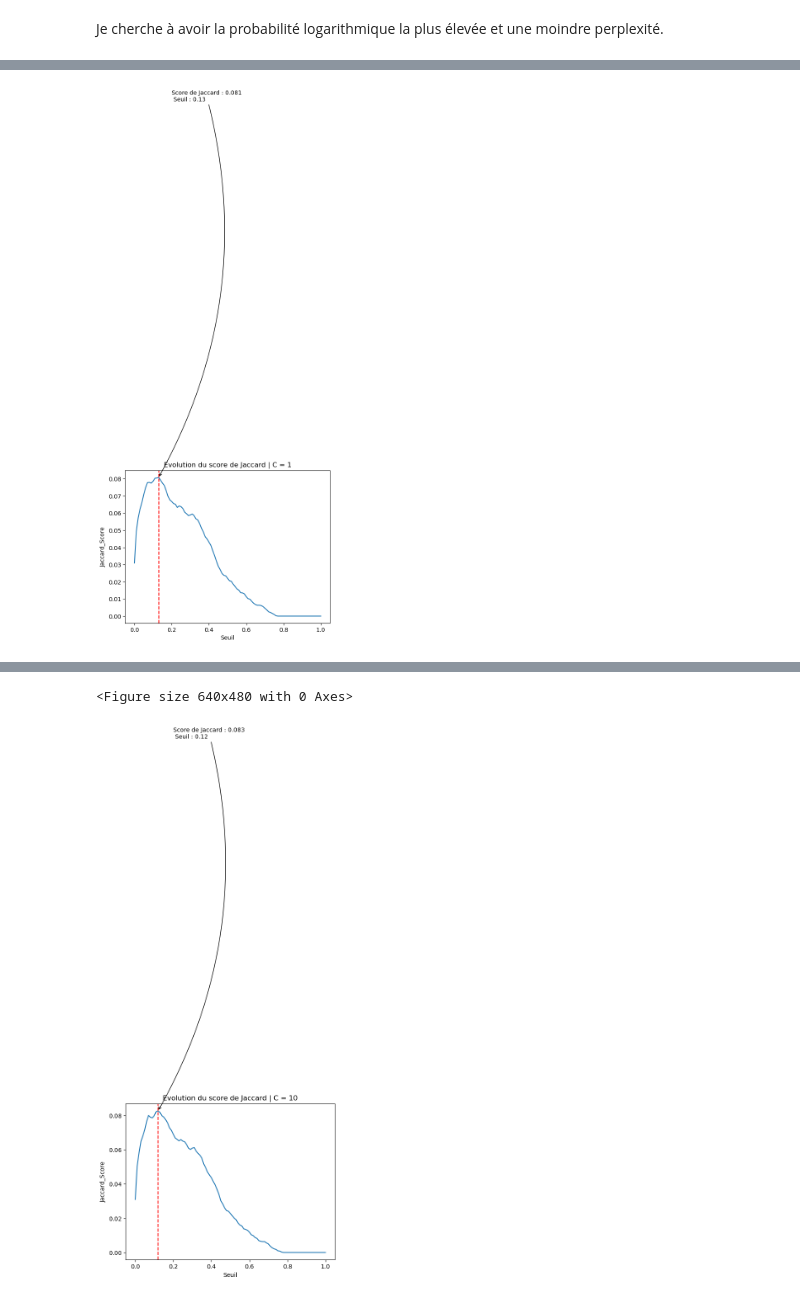
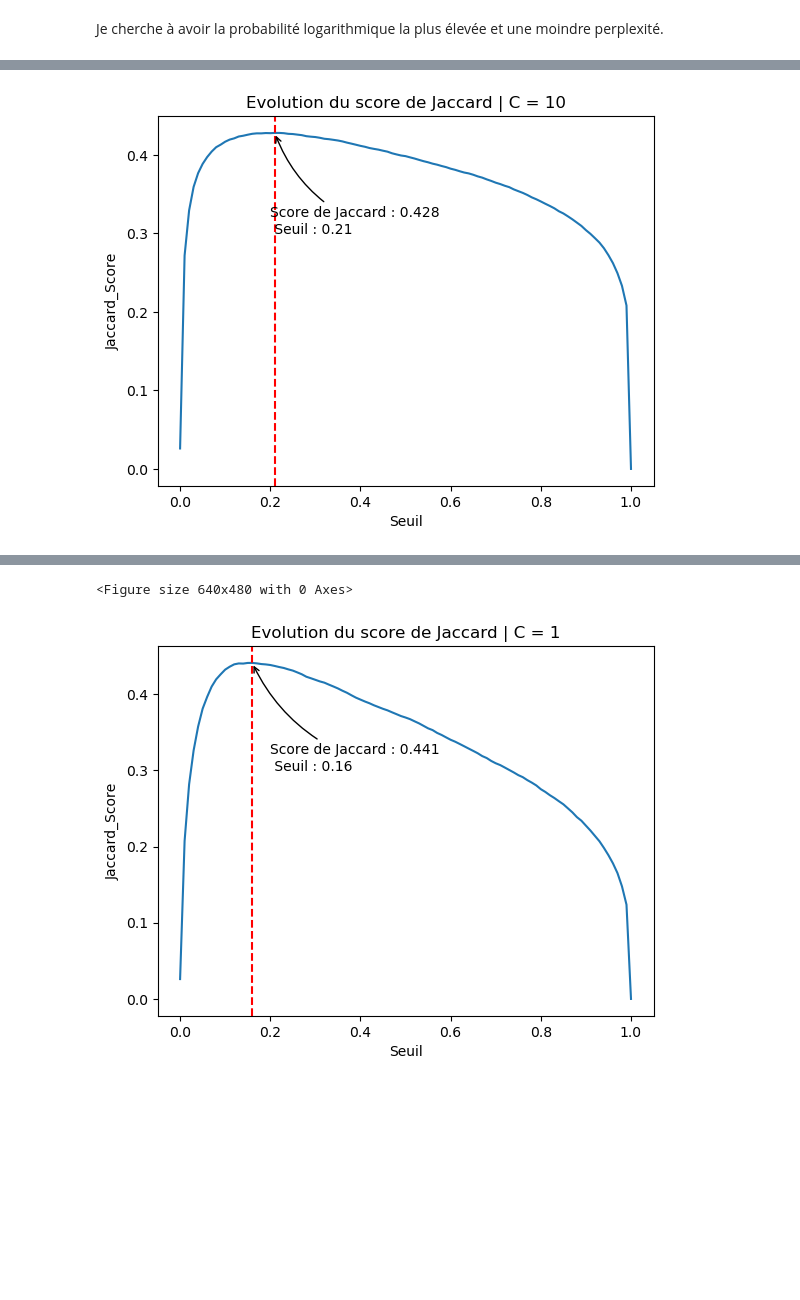
Before and after one commit to Adrian1903/Categorisez-automatiquement-des-questions, a Jupyter notebook: dev/03_modélisation.ipynb, the cells around one changed output, grey strips where cells are left out. Saved outputs shown, nothing was run; the diff lists cells and outputs as text; code cells hidden in the pictures; blank space fills up the shorter version.

```diff
--- a/dev/03_modélisation.ipynb
+++ b/dev/03_modélisation.ipynb
@@ -302,5 +312,5 @@ questions
 # %%
-corpus = questions.Cleaned_Title_Body
+corpus = cleaned_questions.Cleaned_Title_Body
 # Vectorisation des données
 tfidf_vectorizer = TfidfVectorizer()
 tfidf_feature_matrix = tfidf_vectorizer.fit_transform(corpus)
@@ -326,25 +324,0 @@ umap_feature_matrix.shape
-# %%
-"""
-from sklearn.preprocessing import StandardScaler
-scaler = StandardScaler(with_mean=False)
-std_feature_matrix = scaler.fit_transform(tfidf_feature_matrix)
-n_comp = int(tfidf_feature_matrix.shape[1] / 2)
-
-from sklearn.decomposition import TruncatedSVD
-tsvd = TruncatedSVD(n_components=n_comp)
-%time tsvd_feature_matrix = tsvd.fit_transform(std_feature_matrix)
-
-var = tsvd.explained_variance_ratio_.cumsum()*100
-var = pd.DataFrame(var, columns=['Variance cumulée']).reset_index()
-var90 = var[var['Variance cumulée'] <= 90].tail(1).reset_index(drop=True)
-n_comp = var90.at[0, 'index']
-n_comp
-
-fig, ax = plt.subplots()
-sns.lineplot(x='index', y='Variance cumulée', data=var)
-ax.axhline(y=90, linestyle='--', c="red")
-ax.annotate('Seuil des 90% de variance expliquée', xy=(n_comp, 90), xytext=(4000, 70),arrowprops=dict(arrowstyle='->',connectionstyle='arc3,rad=-.2'))
-
-tsvd = TruncatedSVD(n_components=n_comp)
-%time tsvd_feature_matrix = tsvd.fit_transform(std_feature_matrix)
-"""
@@ -353,7 +325,7 @@ tsvd = TruncatedSVD(n_components=n_comp)
 # %%
 # Vectorisation des targets
 mlb = MultiLabelBinarizer()
-target = questions.Tags
+target = cleaned_questions.Tags
 target = [set(i.split(',')) for i in target]
 target = mlb.fit_transform(target)
 target.shape
@@ -367,5 +342,5 @@ pickle.dump(mlb, open('api/binarizer.sav', 'wb'))
 # %%
-X_train, X_test, y_train, y_test = train_test_split(umap_feature_matrix, target, test_size=0.2, random_state=123)
+X_train, X_test, y_train, y_test = train_test_split(tfidf_feature_matrix, target, test_size=0.2, random_state=123)
 # %%
 classifiers = [('LogisticRegression',
                 LogisticRegression(penalty='l1', solver='liblinear'),
@@ -403,6 +378,6 @@ LogisticRegression en cours d'exécution...
 # %%
 # Recherche du meilleur seuil de la régression logistique
-for c in [1, 10]:
+for c in [10, 1]:
     model = LogisticRegression(penalty='l1', solver='liblinear', C=c)
     model = OneVsRestClassifier(model)
     %time model.fit(X_train, y_train)
@@ -434 +409 @@ Wall time: 93.8 ms
-[figure, old version]
+[figure, new version]
@@ -437,5 +412,5 @@ Wall time: 122 ms
 <Figure size 640x480 with 0 Axes>
-[figure, old version]
+[figure, new version]
 <Figure size 640x480 with 0 Axes>
 # %%
 # Sauvegarde du modèle
```
Also changed, not shown: parts of 59 cells of this notebook.
